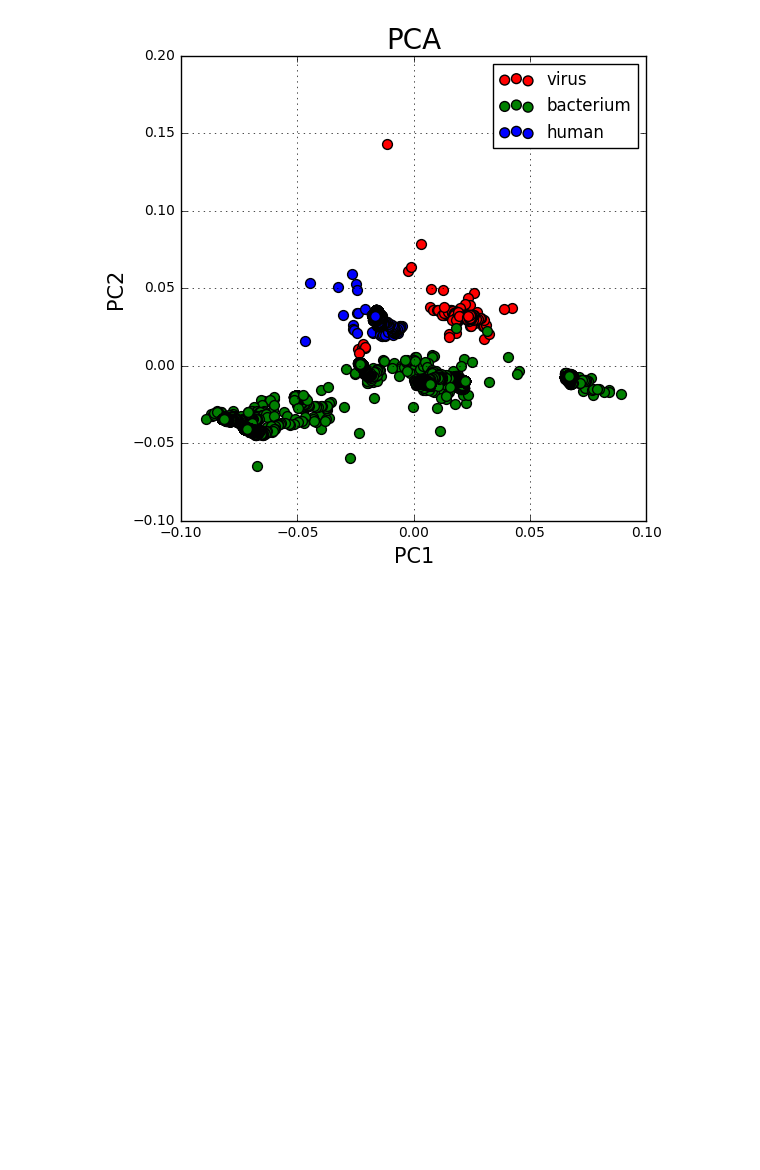
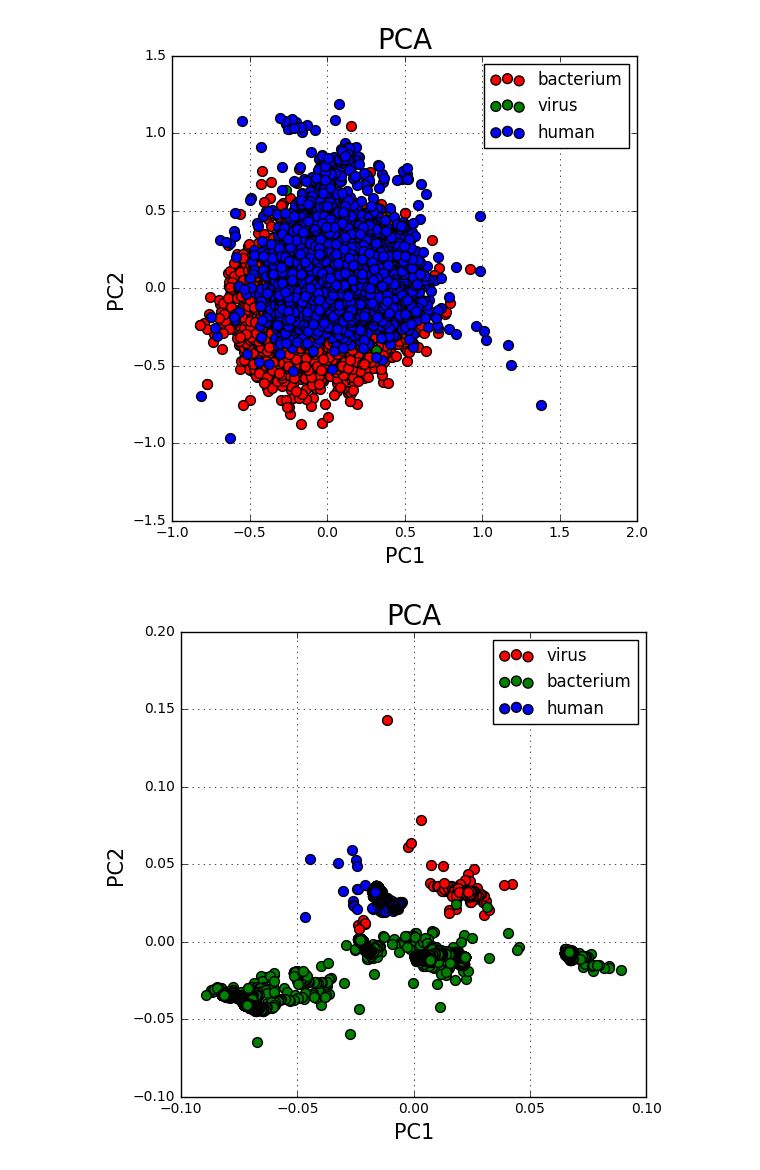
Before and after one commit to antigenomics/ipred, a Jupyter notebook: 2019.04.16_protein_analysis.ipynb, the cells around one changed output. Saved outputs shown, nothing was run; the diff lists cells and outputs as text; code cells hidden in the pictures; blank space fills up the shorter version.

```diff
--- a/2019.04.16_protein_analysis.ipynb
+++ b/2019.04.16_protein_analysis.ipynb
@@ -130,3 +159,7 @@ pcdf.head()
+# %%
+plot_pca(cast_pca(kdf, kidera))
+# %% [output]
+[figure, added]
 # %%
 fig = plt.figure(figsize = (6,6))
 ax = fig.add_subplot(1,1,1)
```
Also changed, not shown: parts of 26 cells of this notebook, 3 other files.
